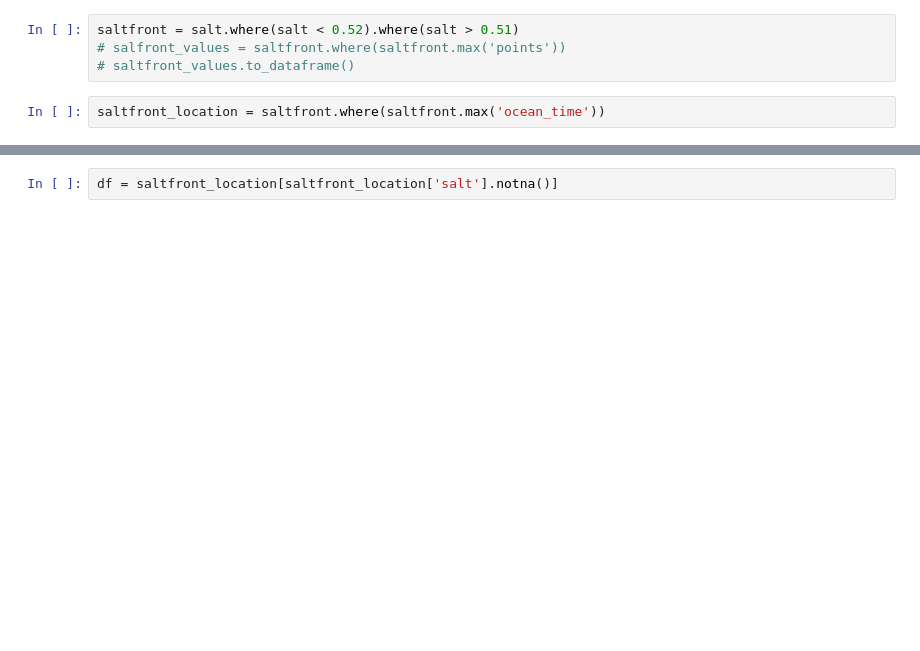
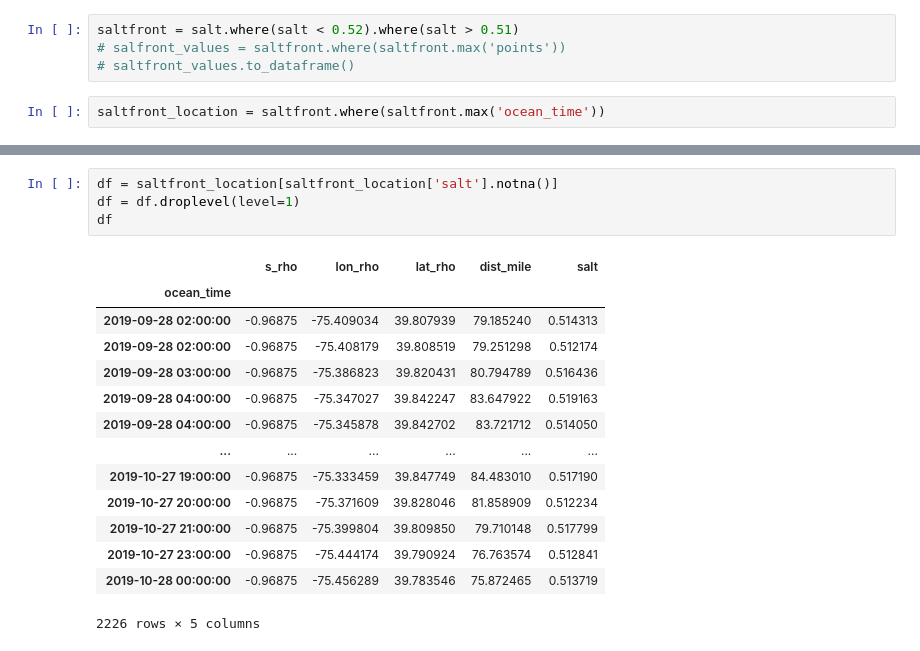
Before and after one commit to galengorski/drb-estuary-salinity-ml, a Jupyter notebook: methods_exploration/Collab_COAWST_Model.ipynb, the cells around one changed output, grey strips where cells are left out. Saved outputs shown, nothing was run; the diff lists cells and outputs as text; blank space fills up the shorter version.

```diff
--- a/methods_exploration/Collab_COAWST_Model.ipynb
+++ b/methods_exploration/Collab_COAWST_Model.ipynb
@@ -155,6 +190,23 @@ saltfront_location
 986400 rows × 5 columns
 # %%
 df = saltfront_location[saltfront_location['salt'].notna()]
+df = df.droplevel(level=1)
+df
+# %% [output]
+|  | s_rho | lon_rho | lat_rho | dist_mile | salt |
+| ocean_time |  |  |  |  |  |
+| 2019-09-28 02:00:00 | -0.96875 | -75.409034 | 39.807939 | 79.185240 | 0.514313 |
+| 2019-09-28 02:00:00 | -0.96875 | -75.408179 | 39.808519 | 79.251298 | 0.512174 |
+| 2019-09-28 03:00:00 | -0.96875 | -75.386823 | 39.820431 | 80.794789 | 0.516436 |
+| 2019-09-28 04:00:00 | -0.96875 | -75.347027 | 39.842247 | 83.647922 | 0.519163 |
+| 2019-09-28 04:00:00 | -0.96875 | -75.345878 | 39.842702 | 83.721712 | 0.514050 |
+| ... | ... | ... | ... | ... | ... |
+| 2019-10-27 19:00:00 | -0.96875 | -75.333459 | 39.847749 | 84.483010 | 0.517190 |
+| 2019-10-27 20:00:00 | -0.96875 | -75.371609 | 39.828046 | 81.858909 | 0.512234 |
+| 2019-10-27 21:00:00 | -0.96875 | -75.399804 | 39.809850 | 79.710148 | 0.517799 |
+| 2019-10-27 23:00:00 | -0.96875 | -75.444174 | 39.790924 | 76.763574 | 0.512841 |
+| 2019-10-28 00:00:00 | -0.96875 | -75.456289 | 39.783546 | 75.872465 | 0.513719 |
+2226 rows × 5 columns
 # %%
 df = df.resample('1D').mean()
 # salt_daily = saltfront_location.groupby('ocean_time.day').mean('ocean_time')
```
Also changed, not shown: parts of 15 cells of this notebook, 1 other file.
